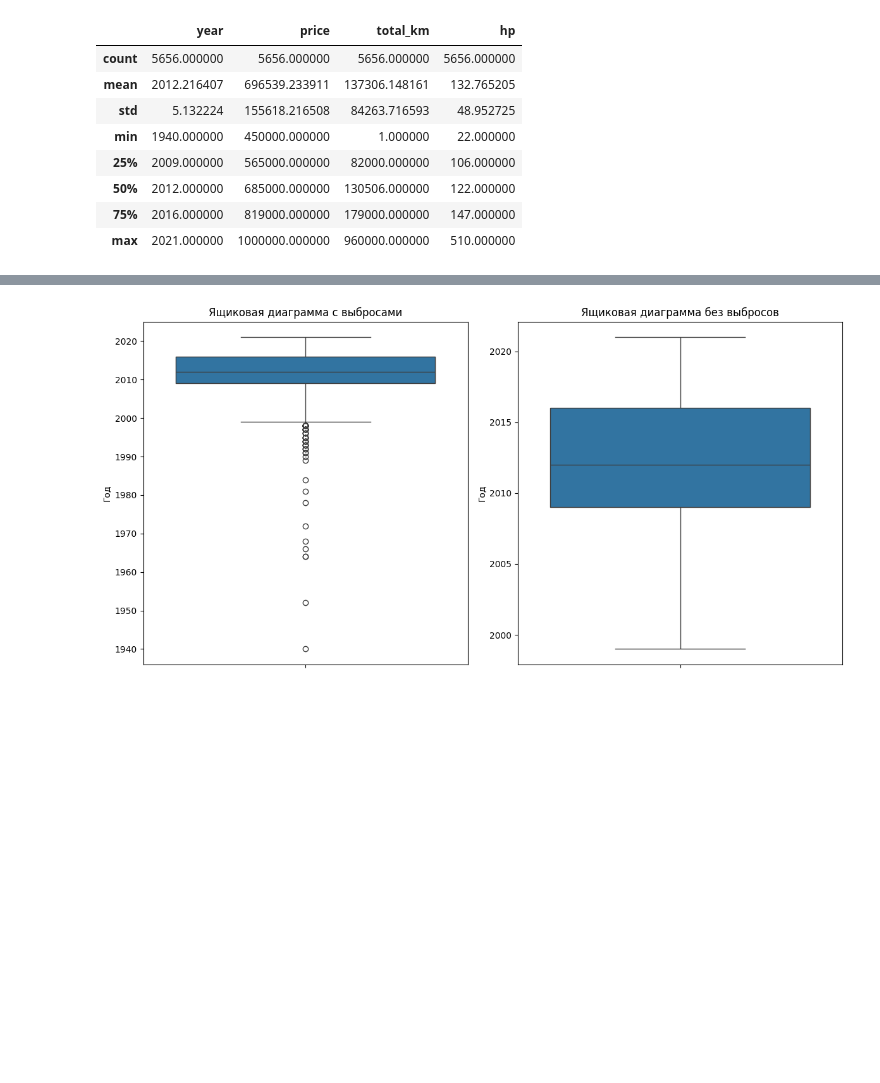
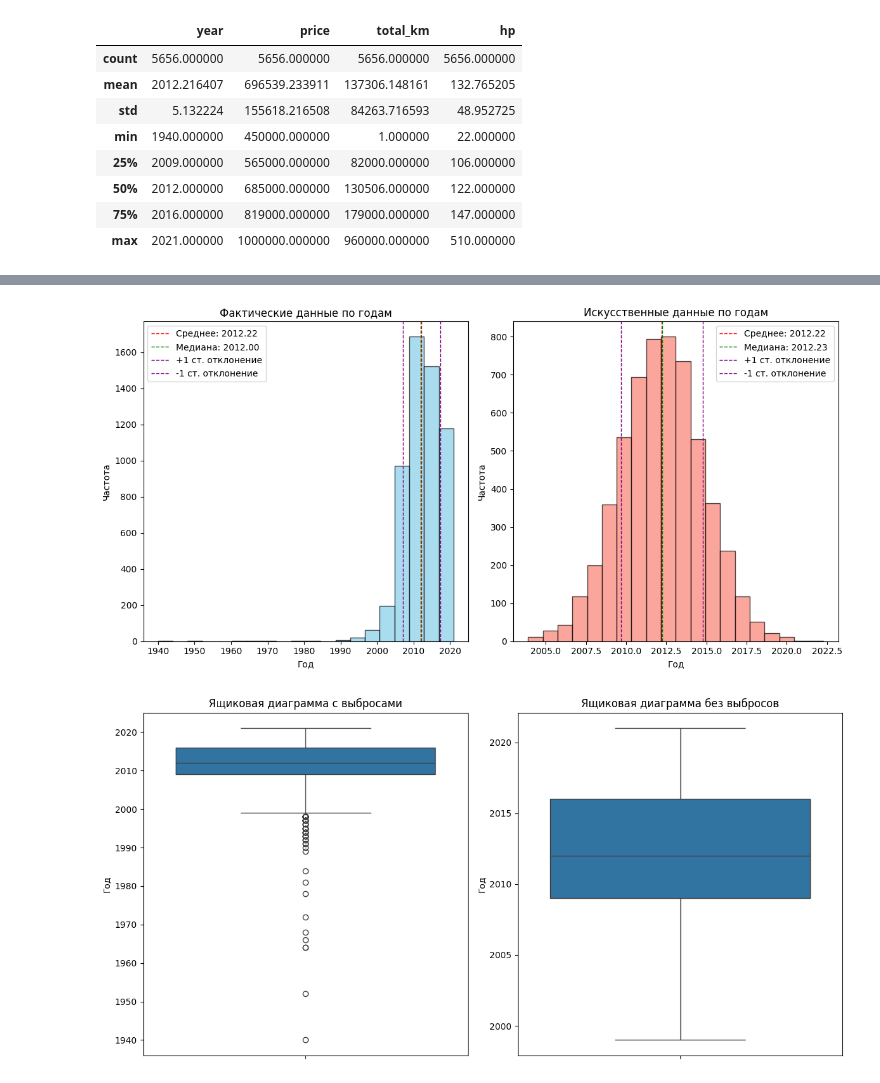
Before and after one commit to iskakanartur/car_data_analysis, a Jupyter notebook: cars_stats.ipynb, the cells around one changed output, grey strips where cells are left out. Cells and saved outputs as stored; diff of their text form; code cells hidden in the pictures; blank space fills up the shorter version.

```diff
--- a/cars_stats.ipynb
+++ b/cars_stats.ipynb
@@ -75,0 +48,63 @@ plt.show()
+# %%
+import pandas as pd
+import numpy as np
+import matplotlib.pyplot as plt
+
+# Статистика по оригинальным данным
+data_stats = {
+    "count": 5656,
+    "mean": 2012.216407,
+    "std": 5.132224,
+    "min": 1940,
+    "25%": 2009,
+    "50%": 2012,
+    "75%": 2016,
+    "max": 2021
+}
+
+# Генерация искусственных данных для столбца "year" с меньшим стандартным отклонением
+np.random.seed(42)  # Для воспроизводимости результатов
+artificial_years = np.random.normal(data_stats['mean'], data_stats['std'] / 2, data_stats['count'])
+
+# Создание DataFrame с искусственными данными
+df_artificial = pd.DataFrame({'year': artificial_years})
+
+# Построение гистограмм рядом друг с другом
+fig, axs = plt.subplots(1, 2, figsize=(12, 6))
+
+# Построение гистограммы для реальных данных
+axs[0].hist(df['year'], bins=20, color='skyblue', edgecolor='black', alpha=0.7)
+axs[0].set_title('Фактические данные по годам')
+axs[0].set_xlabel('Год')
+axs[0].set_ylabel('Частота')
+
+# Добавление среднего, медианы и +-1 стандартного отклонения на график для фактических данных
+mean_actual = df['year'].mean()
+median_actual = df['year'].median()
+std_dev_actual = df['year'].std()
+axs[0].axvline(mean_actual, color='red', linestyle='dashed', linewidth=1, label=f'Среднее: {mean_actual:.2f}')
+axs[0].axvline(median_actual, color='green', linestyle='dashed', linewidth=1, label=f'Медиана: {median_actual:.2f}')
+axs[0].axvline(mean_actual + std_dev_actual, color='purple', linestyle='dashed', linewidth=1, label='+1 ст. отклонение')
+axs[0].axvline(mean_actual - std_dev_actual, color='purple', linestyle='dashed', linewidth=1, label='-1 ст. отклонение')
+axs[0].legend()
+
+# Построение гистограммы для искусственных данных
+axs[1].hist(df_artificial['year'], bins=20, color='salmon', edgecolor='black', alpha=0.7)
+axs[1].set_title('Искусственные данные по годам')
+axs[1].set_xlabel('Год')
+axs[1].set_ylabel('Частота')
+
+# Добавление среднего, медианы и +-1 стандартного отклонения на график для искусственных данных
+mean_artificial = df_artificial['year'].mean()
+median_artificial = df_artificial['year'].median()
+std_dev_artificial = df_artificial['year'].std()
+axs[1].axvline(mean_artificial, color='red', linestyle='dashed', linewidth=1, label=f'Среднее: {mean_artificial:.2f}')
+axs[1].axvline(median_artificial, color='green', linestyle='dashed', linewidth=1, label=f'Медиана: {median_artificial:.2f}')
+axs[1].axvline(mean_artificial + std_dev_artificial, color='purple', linestyle='dashed', linewidth=1, label='+1 ст. отклонение')
+axs[1].axvline(mean_artificial - std_dev_artificial, color='purple', linestyle='dashed', linewidth=1, label='-1 ст. отклонение')
+axs[1].legend()
+
+plt.tight_layout()
+plt.show()
+# %% [output]
+[figure, added]
```
Also changed, not shown: parts of 7 cells of this notebook.
